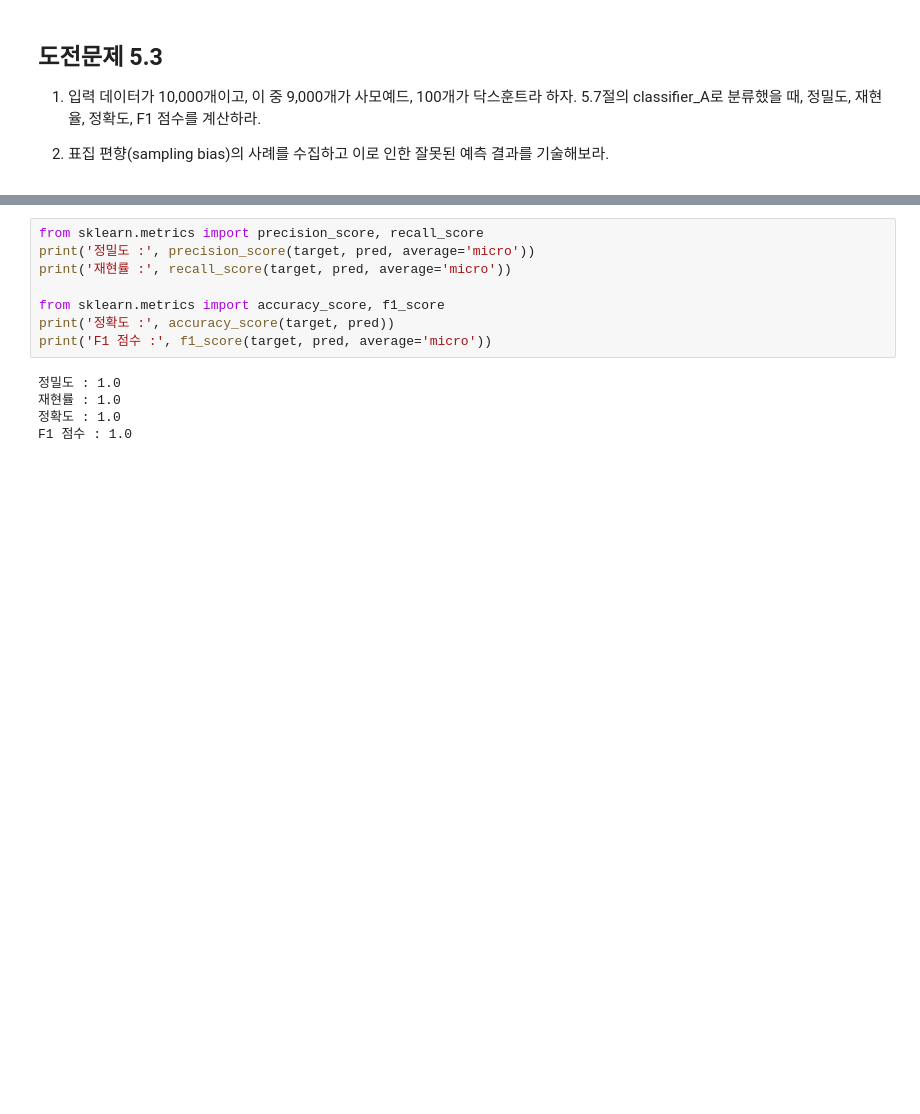
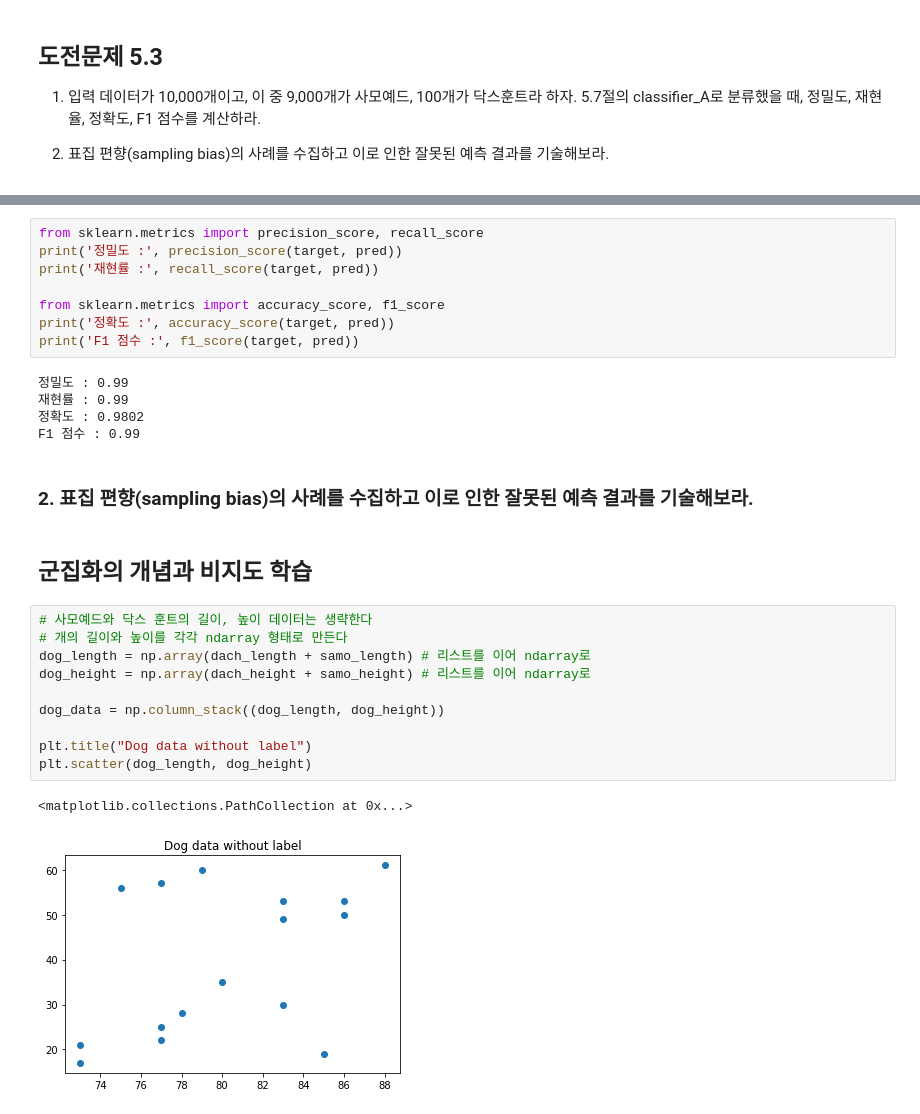
Before and after one commit to shinjangwoon/idu-practice, a Jupyter notebook: 5장 실습/5장 분류와 군집화로 이해하는 지도학습과 비지도 학습.ipynb, the cells around one changed output, grey strips where cells are left out. Saved outputs shown, nothing was run; the diff lists cells and outputs as text; blank space fills up the shorter version.

```diff
--- a/5장 실습/5장 분류와 군집화로 이해하는 지도학습과 비지도 학습.ipynb
+++ b/5장 실습/5장 분류와 군집화로 이해하는 지도학습과 비지도 학습.ipynb
@@ -387,13 +388,30 @@ array([[1000,    0],
 # %%
 from sklearn.metrics import precision_score, recall_score
-print('정밀도 :', precision_score(target, pred, average='micro'))
-print('재현률 :', recall_score(target, pred, average='micro'))
+print('정밀도 :', precision_score(target, pred))
+print('재현률 :', recall_score(target, pred))
 
 from sklearn.metrics import accuracy_score, f1_score
 print('정확도 :', accuracy_score(target, pred))
-print('F1 점수 :', f1_score(target, pred, average='micro'))
+print('F1 점수 :', f1_score(target, pred))
 # %% [output]
-정밀도 : 1.0
-재현률 : 1.0
-정확도 : 1.0
-F1 점수 : 1.0
+정밀도 : 0.99
+재현률 : 0.99
+정확도 : 0.9802
+F1 점수 : 0.99
+# %% [markdown]
+### 2. 표집 편향(sampling bias)의 사례를 수집하고 이로 인한 잘못된 예측 결과를 기술해보라.
+# %% [markdown]
+## 군집화의 개념과 비지도 학습
+# %%
+# 사모예드와 닥스 훈트의 길이, 높이 데이터는 생략한다
+# 개의 길이와 높이를 각각 ndarray 형태로 만든다
+dog_length = np.array(dach_length + samo_length) # 리스트를 이어 ndarray로
+dog_height = np.array(dach_height + samo_height) # 리스트를 이어 ndarray로
+
+dog_data = np.column_stack((dog_length, dog_height))
+
+plt.title("Dog data without label")
+plt.scatter(dog_length, dog_height)
+# %% [output]
+<matplotlib.collections.PathCollection at 0x...>
+[figure, added]
```
Also changed, not shown: parts of 10 cells of this notebook.
